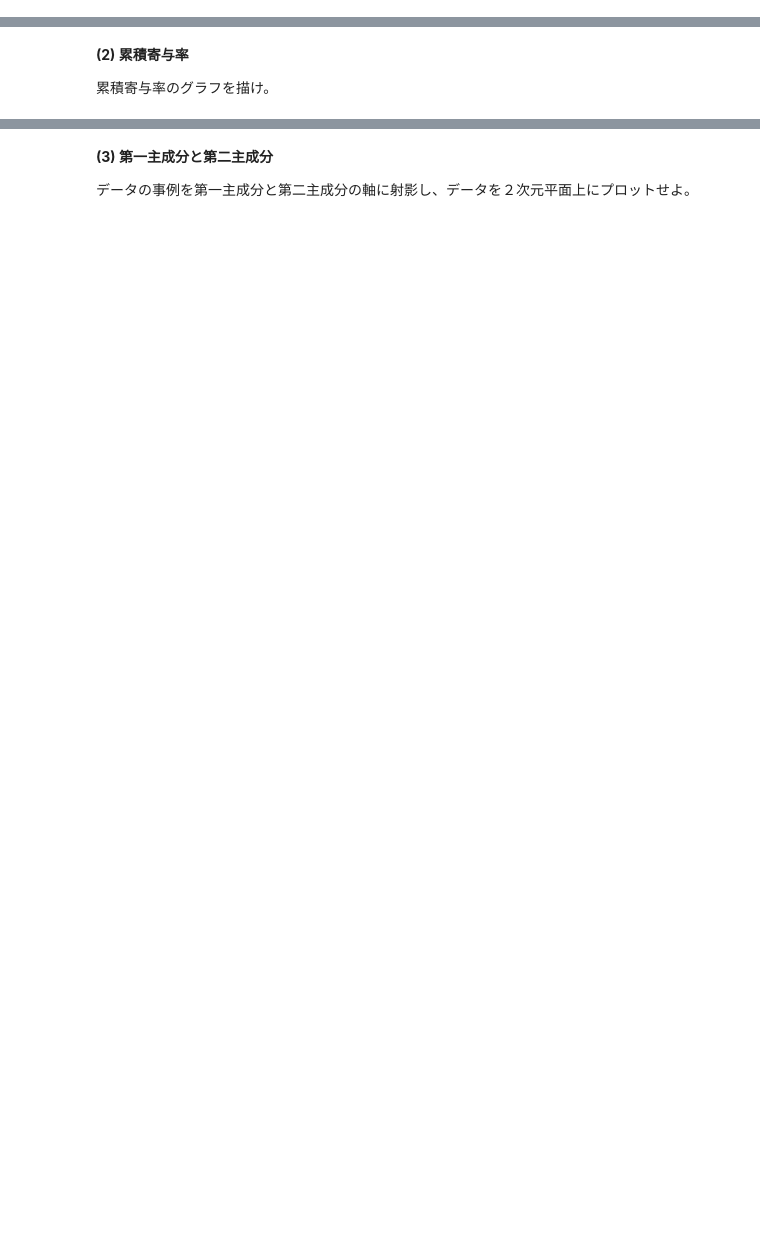
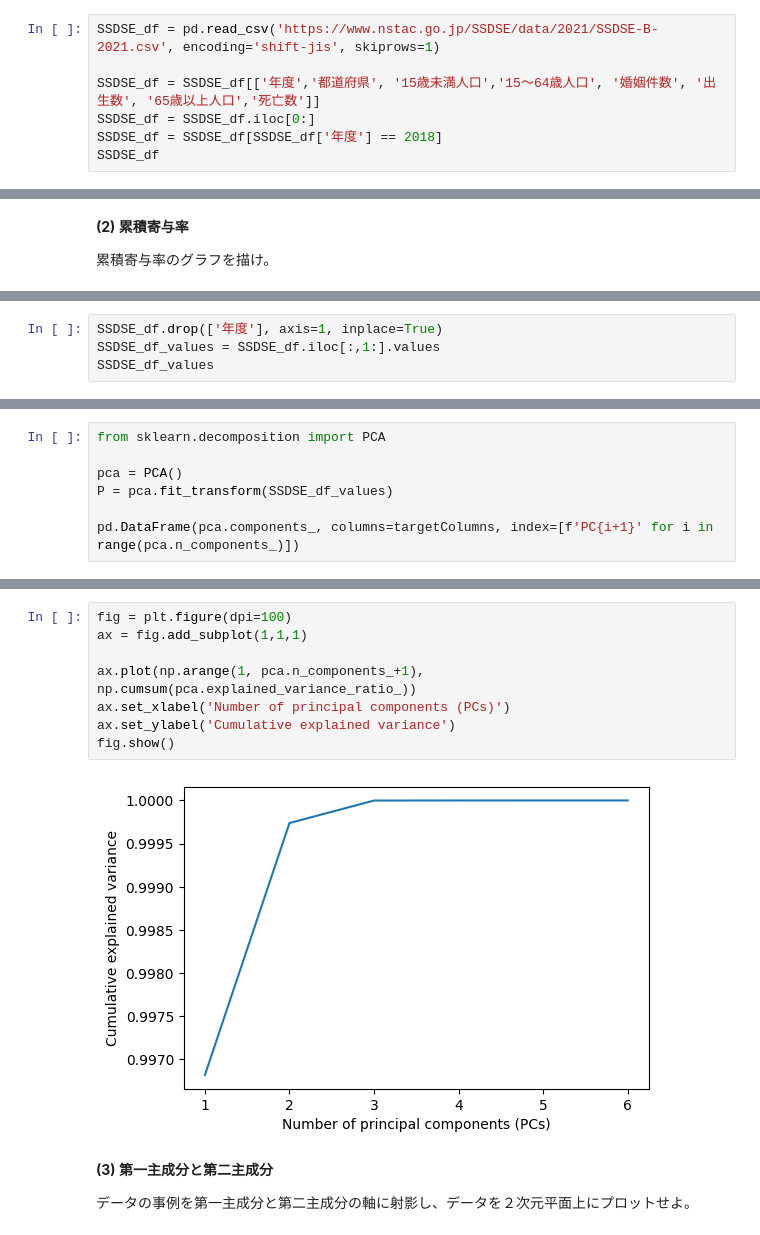
Before and after one commit to okoge-kaz/Machine_Learning, a Jupyter notebook: assignment3/project/ml2021_r3.ipynb, the cells around one changed output, grey strips where cells are left out. Cells and saved outputs as stored; diff of their text form; blank space fills up the shorter version.

```diff
--- a/assignment3/project/ml2021_r3.ipynb
+++ b/assignment3/project/ml2021_r3.ipynb
@@ -147,0 +157,7 @@ plt.show()
+# %%
+SSDSE_df = pd.read_csv('https://www.nstac.go.jp/SSDSE/data/2021/SSDSE-B-2021.csv', encoding='shift-jis', skiprows=1)
+
+SSDSE_df = SSDSE_df[['年度','都道府県', '15歳未満人口','15〜64歳人口', '婚姻件数', '出生数', '65歳以上人口','死亡数']]
+SSDSE_df = SSDSE_df.iloc[0:]
+SSDSE_df = SSDSE_df[SSDSE_df['年度'] == 2018]
+SSDSE_df
@@ -151,0 +208,4 @@ plt.show()
+# %%
+SSDSE_df.drop(['年度'], axis=1, inplace=True)
+SSDSE_df_values = SSDSE_df.iloc[:,1:].values
+SSDSE_df_values
@@ -151,0 +246,7 @@ plt.show()
+# %%
+from sklearn.decomposition import PCA
+
+pca = PCA()
+P = pca.fit_transform(SSDSE_df_values)
+
+pd.DataFrame(pca.components_, columns=targetColumns, index=[f'PC{i+1}' for i in range(pca.n_components_)])
@@ -152,3 +261,13 @@ plt.show()
+# %%
+fig = plt.figure(dpi=100)
+ax = fig.add_subplot(1,1,1)
+
+ax.plot(np.arange(1, pca.n_components_+1), np.cumsum(pca.explained_variance_ratio_))
+ax.set_xlabel('Number of principal components (PCs)')
+ax.set_ylabel('Cumulative explained variance')
+fig.show()
+# %% [output]
+[figure, added]
 # %% [markdown]
 **(3)  第一主成分と第二主成分**
 
```
Also changed, not shown: parts of 12 cells of this notebook, 2 other files.
